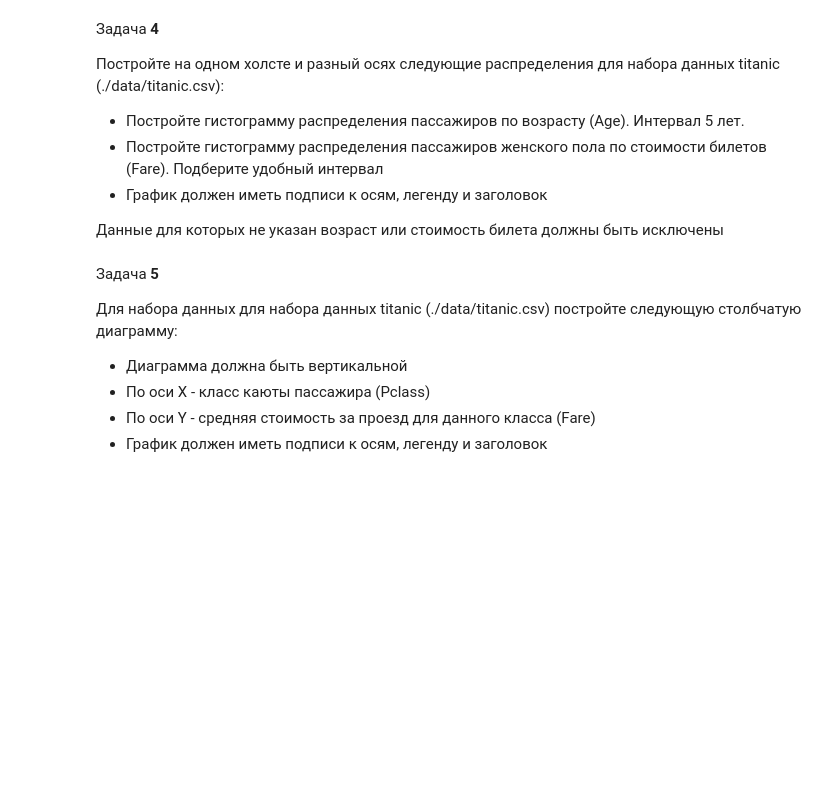
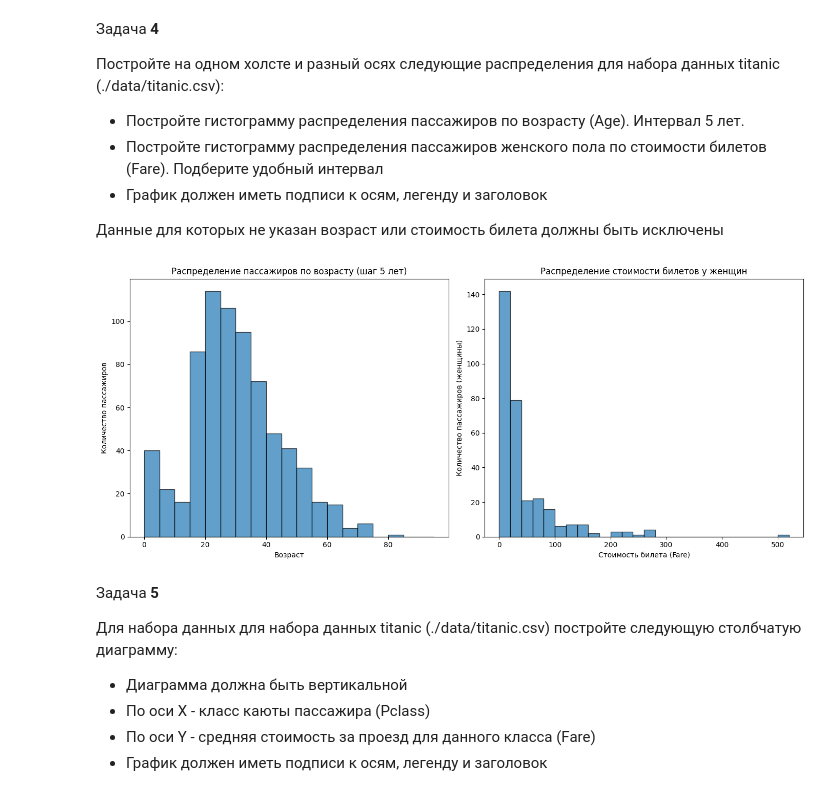
Before and after one commit to zaic-bsu/dap-2024, a Jupyter notebook: les05/lab.ipynb, the cells around one changed output. Saved outputs shown, nothing was run; the diff lists cells and outputs as text; code cells hidden in the pictures; blank space fills up the shorter version.

```diff
--- a/les05/lab.ipynb
+++ b/les05/lab.ipynb
@@ -69,3 +136,31 @@ iris = load_iris()
+# %%
+import pandas as pd
+import matplotlib.pyplot as plt
+import numpy as np
+
+passengers = pd.read_csv('titanic.csv', index_col='PassengerId')
+
+fig, axes = plt.subplots(1, 2, figsize=(14, 6))
+
+# Гистограмма распределения по возрасту (интервал 5 лет)
+age_bins = range(0, 100, 5)
+axes[0].hist(passengers['Age'].dropna(), bins=age_bins, edgecolor='black', alpha=0.7)
+axes[0].set_xlabel('Возраст')
+axes[0].set_ylabel('Количество пассажиров')
+axes[0].set_title('Распределение пассажиров по возрасту (шаг 5 лет)')
+
+# Гистограмма стоимости билетов для женщин
+females = passengers[passengers['Sex'] == 'female']
+fare_bins = np.arange(0, females['Fare'].max() + 20, 20)  # шаг 20
+axes[1].hist(females['Fare'].dropna(), bins=fare_bins, edgecolor='black', alpha=0.7)
+axes[1].set_xlabel('Стоимость билета (Fare)')
+axes[1].set_ylabel('Количество пассажиров (женщины)')
+axes[1].set_title('Распределение стоимости билетов у женщин')
+
+plt.tight_layout()
+plt.show()
+# %% [output]
+[figure, added]
 # %% [markdown]
 Задача **5**
 
```
Also changed, not shown: parts of 17 cells of this notebook.
